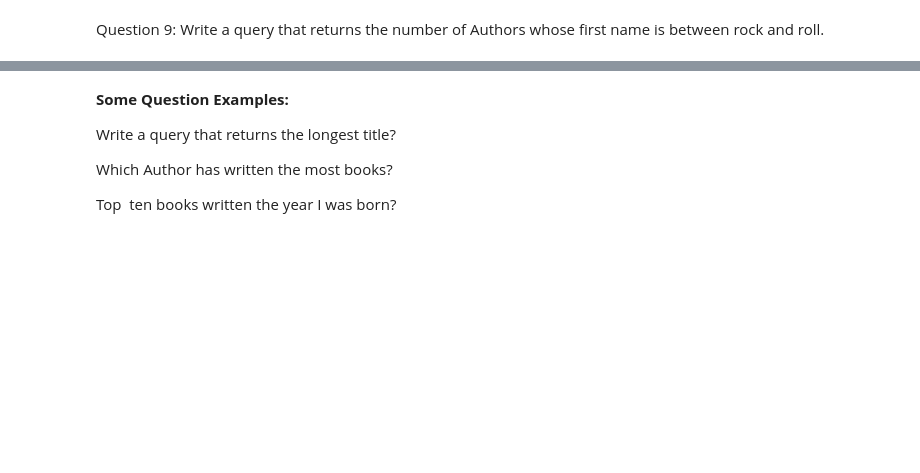
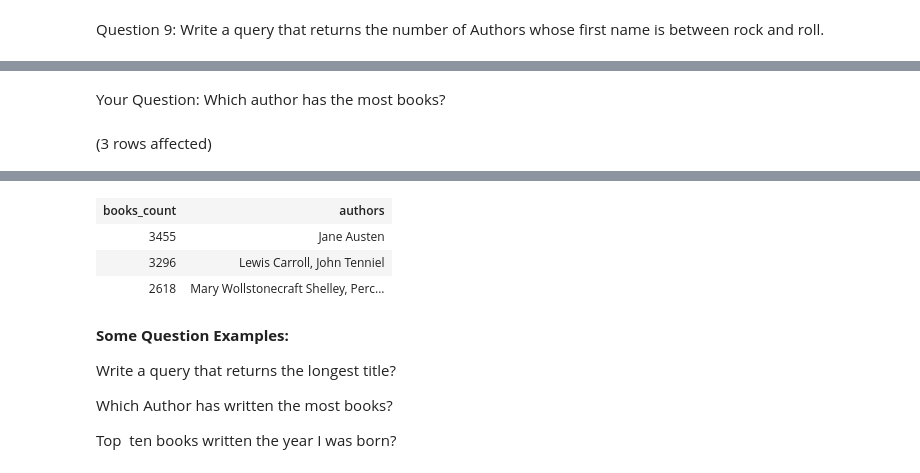
Before and after one commit to annalprost/SQL-Part-1-Studio, a Jupyter notebook: SQL-Part-1-Studio.ipynb, the cells around one changed output, grey strips where cells are left out. Drawn from its saved outputs; the diff is of its cells as text; code cells hidden in the pictures; blank space fills up the shorter version.

```diff
--- a/SQL-Part-1-Studio.ipynb
+++ b/SQL-Part-1-Studio.ipynb
@@ -212,0 +207,9 @@ Your Question: Click here to add
+# %% [markdown]
+Your Question: Which author has the most books?
+# %%
+-- Add your querry here
+SELECT TOP 3 books_count, authors
+FROM BooksDB.dbo.books
+ORDER BY books_count DESC
+# %% [output]
+(3 rows affected)
@@ -213,3 +217,7 @@ Your Question: Click here to add
+| books_count | authors |
+| 3455 | Jane Austen |
+| 3296 | Lewis Carroll, John Tenniel |
+| 2618 | Mary Wollstonecraft Shelley, Perc... |
 # %% [markdown]
 **Some Question Examples:**
 
```
Also changed, not shown: parts of 14 cells of this notebook.
